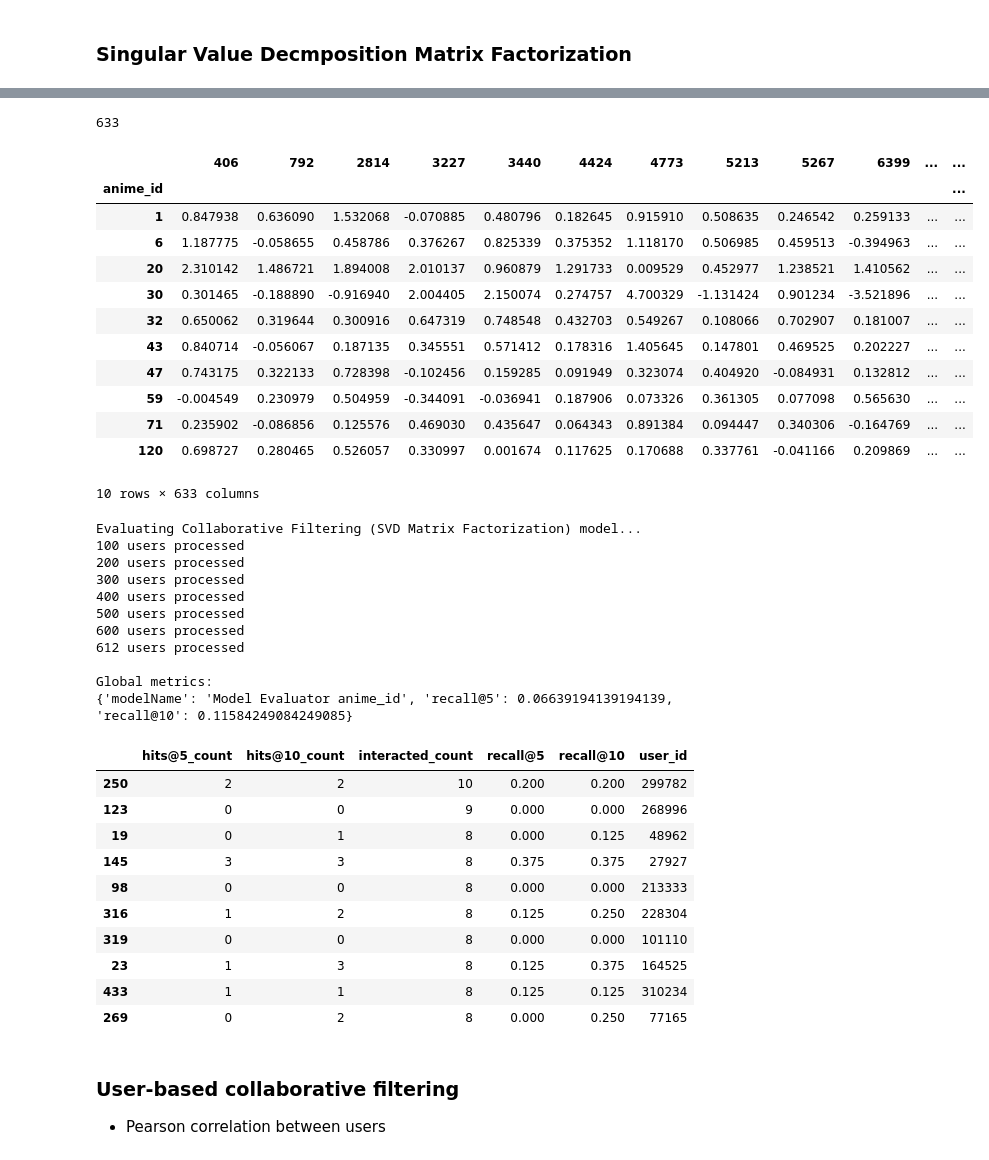
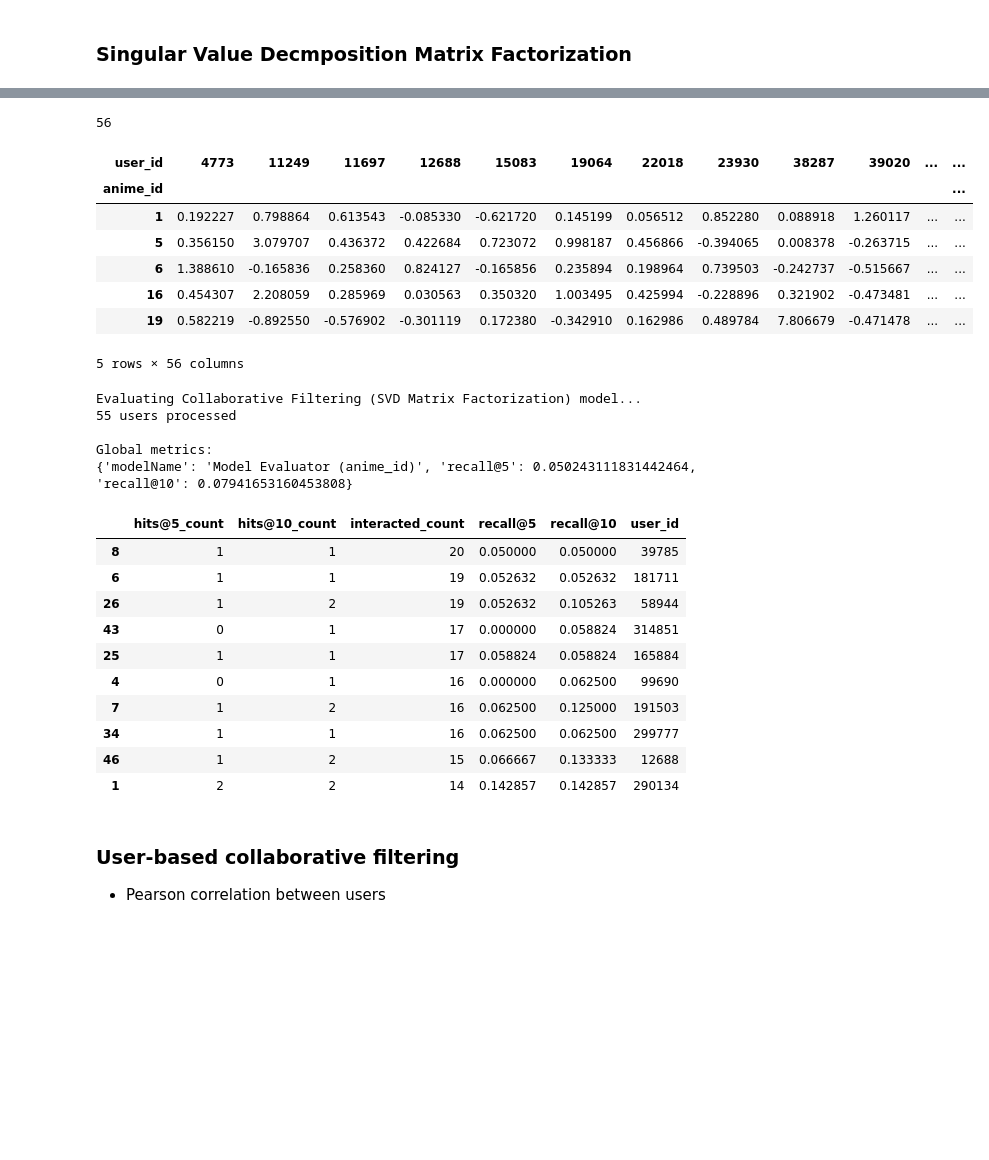
Before and after one commit to JoaoRodrigo99/AI---DM-ML, a Jupyter notebook: JR/anime_ratings__RS_101.ipynb, the cells around one changed output, grey strips where cells are left out. Cells and saved outputs as stored; diff of their text form; code cells hidden in the pictures; blank space fills up the shorter version.

Commit message:
Code clean up and diferent run on models

```diff
--- a/JR/anime_ratings__RS_101.ipynb
+++ b/JR/anime_ratings__RS_101.ipynb
@@ -196,6 +197,6 @@ plt.show()
 # %%
 # Filter out users with less than 150 ratings and animes with less than 3500 ratings
-df_sample_anime = df_sample.groupby("anime_id").filter(lambda x: len(x) > 2000) # 16872
+df_sample_anime = df_sample.groupby("anime_id").filter(lambda x: len(x) > 700) # 16872
 df_sample_anime
 # %% [output]
 |  | user_id | anime_id | rating | Name | Genres |
@@ -214,5 +217,5 @@ df_sample_anime
 # %%
-df_sample_users = df_sample_anime.groupby("user_id").filter(lambda x: len(x) > 15) # 310059
+df_sample_users = df_sample_anime.groupby("user_id").filter(lambda x: len(x) > 50) # 310059
 df_sample_users
 # %% [output]
 |  | user_id | anime_id | rating | Name | Genres |
@@ -290,10 +302,14 @@ Divide df into training and test set (80 - 20)
 # %%
-train_df, test_df = train_test_split(df_sample.drop(columns={"Name","Genres"}),
-                                #    stratify=df_sample['user_id'],
+train_df, test_df = train_test_split(df_sample,
                                    test_size=0.20,
                                    random_state=42)
 
 print('# ratings on Train set: %d' % len(train_df))
 print('# ratings on Test set: %d' % len(test_df))
-train_df
+
+train_df_str , test_df_str = train_df.drop(columns={"anime_id","Genres"}), test_df.drop(columns={"anime_id","Genres"})
+
+train_df, test_df = train_df.drop(columns={"Name","Genres"}), test_df.drop(columns={"Name","Genres"})
+
+train_df.columns, train_df_str.columns
 # %% [output]
@@ -684,4 +641,4 @@ users_ids[:10]
 # %%
-user_anime_matrix_sparse = csr_matrix(user_anime_matrix)
+user_anime_matrix_sparse = csr_matrix(user_anime_df)
 user_anime_matrix_sparse
 # %% [output]
@@ -716,21 +660,16 @@ sigma shape -  (15, 15)
 # %%
 #Converting the reconstructed matrix back to a Pandas dataframe
-cf_preds_df = pd.DataFrame(user_predicted_ratings, columns = user_anime_df.columns, index=users_ids).transpose()
+cf_preds_df = pd.DataFrame(user_predicted_ratings, columns = user_anime_df.columns, index=user_anime_df.index).transpose()
 print(len(cf_preds_df.columns))
-cf_preds_df.head(10)
+cf_preds_df.head(5)
 # %% [output]
-633
+56
-|  | 406 | 792 | 2814 | 3227 | 3440 | 4424 | 4773 | 5213 | 5267 | 6399 | ... | ... |
+| user_id | 4773 | 11249 | 11697 | 12688 | 15083 | 19064 | 22018 | 23930 | 38287 | 39020 | ... | ... |
 | anime_id |  |  |  |  |  |  |  |  |  |  |  | ... |
-| 1 | 0.847938 | 0.636090 | 1.532068 | -0.070885 | 0.480796 | 0.182645 | 0.915910 | 0.508635 | 0.246542 | 0.259133 | ... | ... |
-| 6 | 1.187775 | -0.058655 | 0.458786 | 0.376267 | 0.825339 | 0.375352 | 1.118170 | 0.506985 | 0.459513 | -0.394963 | ... | ... |
-| 20 | 2.310142 | 1.486721 | 1.894008 | 2.010137 | 0.960879 | 1.291733 | 0.009529 | 0.452977 | 1.238521 | 1.410562 | ... | ... |
-| 30 | 0.301465 | -0.188890 | -0.916940 | 2.004405 | 2.150074 | 0.274757 | 4.700329 | -1.131424 | 0.901234 | -3.521896 | ... | ... |
-| 32 | 0.650062 | 0.319644 | 0.300916 | 0.647319 | 0.748548 | 0.432703 | 0.549267 | 0.108066 | 0.702907 | 0.181007 | ... | ... |
-| 43 | 0.840714 | -0.056067 | 0.187135 | 0.345551 | 0.571412 | 0.178316 | 1.405645 | 0.147801 | 0.469525 | 0.202227 | ... | ... |
-| 47 | 0.743175 | 0.322133 | 0.728398 | -0.102456 | 0.159285 | 0.091949 | 0.323074 | 0.404920 | -0.084931 | 0.132812 | ... | ... |
-| 59 | -0.004549 | 0.230979 | 0.504959 | -0.344091 | -0.036941 | 0.187906 | 0.073326 | 0.361305 | 0.077098 | 0.565630 | ... | ... |
-| 71 | 0.235902 | -0.086856 | 0.125576 | 0.469030 | 0.435647 | 0.064343 | 0.891384 | 0.094447 | 0.340306 | -0.164769 | ... | ... |
-| 120 | 0.698727 | 0.280465 | 0.526057 | 0.330997 | 0.001674 | 0.117625 | 0.170688 | 0.337761 | -0.041166 | 0.209869 | ... | ... |
+| 1 | 0.192227 | 0.798864 | 0.613543 | -0.085330 | -0.621720 | 0.145199 | 0.056512 | 0.852280 | 0.088918 | 1.260117 | ... | ... |
+| 5 | 0.356150 | 3.079707 | 0.436372 | 0.422684 | 0.723072 | 0.998187 | 0.456866 | -0.394065 | 0.008378 | -0.263715 | ... | ... |
+| 6 | 1.388610 | -0.165836 | 0.258360 | 0.824127 | -0.165856 | 0.235894 | 0.198964 | 0.739503 | -0.242737 | -0.515667 | ... | ... |
+| 16 | 0.454307 | 2.208059 | 0.285969 | 0.030563 | 0.350320 | 1.003495 | 0.425994 | -0.228896 | 0.321902 | -0.473481 | ... | ... |
+| 19 | 0.582219 | -0.892550 | -0.576902 | -0.301119 | 0.172380 | -0.342910 | 0.162986 | 0.489784 | 7.806679 | -0.471478 | ... | ... |
-10 rows × 633 columns
+5 rows × 56 columns
 # %%
@@ -771,32 +711,26 @@ cf_recommender_model = CFRecommender(cf_preds_df, indexed_df)
 import warnings
 warnings.filterwarnings('ignore')
 print('Evaluating Collaborative Filtering (SVD Matrix Factorization) model...')
-cf_global_metrics, cf_detailed_results_df = model_evaluator.evaluate_model(cf_recommender_model)
-print('\nGlobal metrics:\n%s' % cf_global_metrics)
-cf_detailed_results_df.head(10)
+svd_global_metrics, svd_detailed_results_df = model_evaluator.evaluate_model(svd_recommender_model)
+print('\nGlobal metrics:\n%s' % svd_global_metrics)
+svd_detailed_results_df.head(10)
 # %% [output]
 Evaluating Collaborative Filtering (SVD Matrix Factorization) model...
-100 users processed
-200 users processed
-300 users processed
-400 users processed
-500 users processed
-600 users processed
-612 users processed
+55 users processed
 
 Global metrics:
-{'modelName': 'Model Evaluator anime_id', 'recall@5': 0.06639194139194139, 'recall@10': 0.11584249084249085}
+{'modelName': 'Model Evaluator (anime_id)', 'recall@5': 0.050243111831442464, 'recall@10': 0.07941653160453808}
 |  | hits@5_count | hits@10_count | interacted_count | recall@5 | recall@10 | user_id |
-| 250 | 2 | 2 | 10 | 0.200 | 0.200 | 299782 |
-| 123 | 0 | 0 | 9 | 0.000 | 0.000 | 268996 |
-| 19 | 0 | 1 | 8 | 0.000 | 0.125 | 48962 |
-| 145 | 3 | 3 | 8 | 0.375 | 0.375 | 27927 |
-| 98 | 0 | 0 | 8 | 0.000 | 0.000 | 213333 |
-| 316 | 1 | 2 | 8 | 0.125 | 0.250 | 228304 |
-| 319 | 0 | 0 | 8 | 0.000 | 0.000 | 101110 |
-| 23 | 1 | 3 | 8 | 0.125 | 0.375 | 164525 |
-| 433 | 1 | 1 | 8 | 0.125 | 0.125 | 310234 |
-| 269 | 0 | 2 | 8 | 0.000 | 0.250 | 77165 |
+| 8 | 1 | 1 | 20 | 0.050000 | 0.050000 | 39785 |
+| 6 | 1 | 1 | 19 | 0.052632 | 0.052632 | 181711 |
+| 26 | 1 | 2 | 19 | 0.052632 | 0.105263 | 58944 |
+| 43 | 0 | 1 | 17 | 0.000000 | 0.058824 | 314851 |
+| 25 | 1 | 1 | 17 | 0.058824 | 0.058824 | 165884 |
+| 4 | 0 | 1 | 16 | 0.000000 | 0.062500 | 99690 |
+| 7 | 1 | 2 | 16 | 0.062500 | 0.125000 | 191503 |
+| 34 | 1 | 1 | 16 | 0.062500 | 0.062500 | 299777 |
+| 46 | 1 | 2 | 15 | 0.066667 | 0.133333 | 12688 |
+| 1 | 2 | 2 | 14 | 0.142857 | 0.142857 | 290134 |
 # %% [markdown]
 ### User-based collaborative filtering
 * Pearson correlation between users
```
Also changed, not shown: parts of 82 cells of this notebook.
